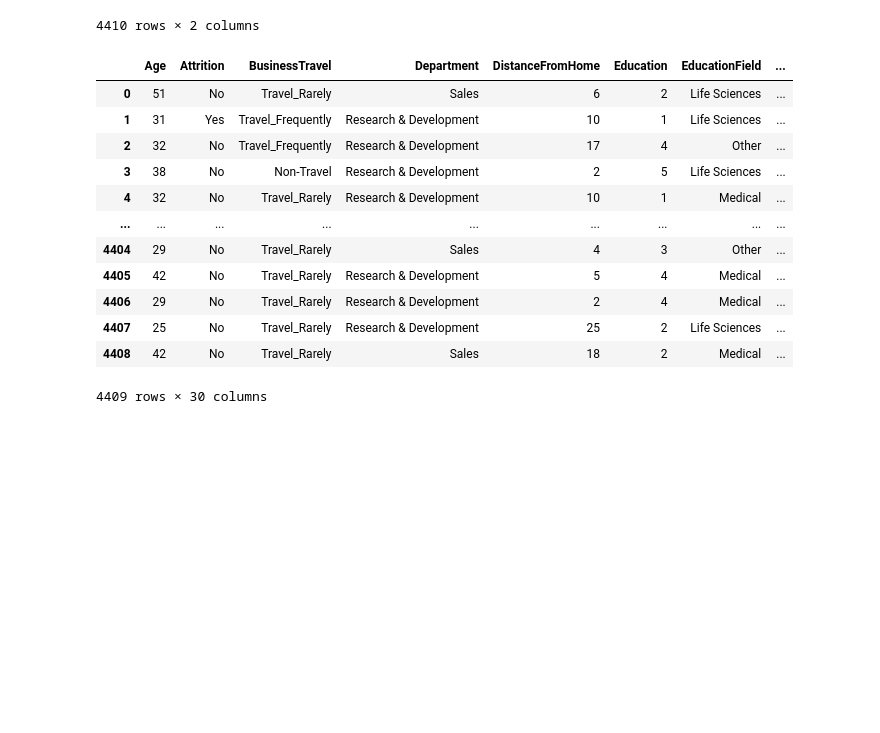
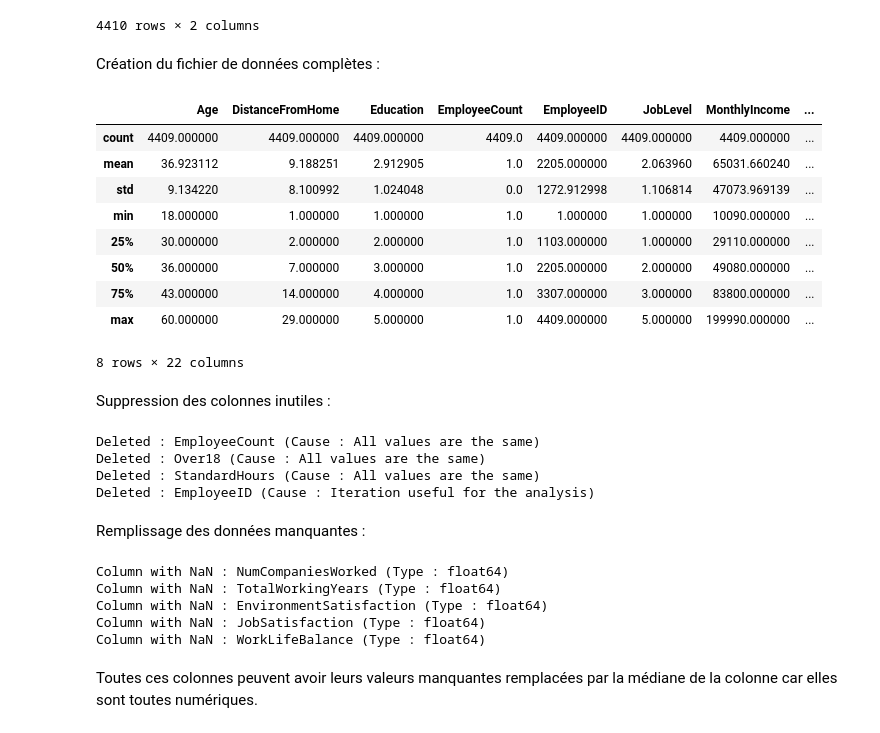
Before and after one commit to MagicalKyaru/ProjetIA_CESI, a Jupyter notebook: Etude RH.ipynb, the cells around one changed output. Drawn from its saved outputs; the diff is of its cells as text; code cells hidden in the pictures; blank space fills up the shorter version.

Commit message:
Nettoyage des données

```diff
--- a/Etude RH.ipynb
+++ b/Etude RH.ipynb
@@ -64,23 +64,54 @@ total_time_csv
 | 4408 | 4408 | 9.187612 |
 | 4409 | 4409 | 6.511790 |
 4410 rows × 2 columns
+# %% [markdown]
+Création du fichier de données complètes :
 # %%
 # Merge the multiple csv files
 complete_csv = pd.merge(general_data_csv, total_time_csv, on='EmployeeID', how='inner')
 complete_csv = pd.merge(complete_csv, manager_survey_data_csv, on='EmployeeID', how='inner')
 complete_csv = pd.merge(complete_csv, employee_survey_data_csv, on='EmployeeID', how='inner')
-complete_csv
+complete_csv.describe()
 # %% [output]
-|  | Age | Attrition | BusinessTravel | Department | DistanceFromHome | Education | EducationField | ... |
-| 0 | 51 | No | Travel_Rarely | Sales | 6 | 2 | Life Sciences | ... |
-| 1 | 31 | Yes | Travel_Frequently | Research & Development | 10 | 1 | Life Sciences | ... |
-| 2 | 32 | No | Travel_Frequently | Research & Development | 17 | 4 | Other | ... |
-| 3 | 38 | No | Non-Travel | Research & Development | 2 | 5 | Life Sciences | ... |
-| 4 | 32 | No | Travel_Rarely | Research & Development | 10 | 1 | Medical | ... |
-| ... | ... | ... | ... | ... | ... | ... | ... | ... |
-| 4404 | 29 | No | Travel_Rarely | Sales | 4 | 3 | Other | ... |
-| 4405 | 42 | No | Travel_Rarely | Research & Development | 5 | 4 | Medical | ... |
-| 4406 | 29 | No | Travel_Rarely | Research & Development | 2 | 4 | Medical | ... |
-| 4407 | 25 | No | Travel_Rarely | Research & Development | 25 | 2 | Life Sciences | ... |
-| 4408 | 42 | No | Travel_Rarely | Sales | 18 | 2 | Medical | ... |
+|  | Age | DistanceFromHome | Education | EmployeeCount | EmployeeID | JobLevel | MonthlyIncome | ... |
+| count | 4409.000000 | 4409.000000 | 4409.000000 | 4409.0 | 4409.000000 | 4409.000000 | 4409.000000 | ... |
+| mean | 36.923112 | 9.188251 | 2.912905 | 1.0 | 2205.000000 | 2.063960 | 65031.660240 | ... |
+| std | 9.134220 | 8.100992 | 1.024048 | 0.0 | 1272.912998 | 1.106814 | 47073.969139 | ... |
+| min | 18.000000 | 1.000000 | 1.000000 | 1.0 | 1.000000 | 1.000000 | 10090.000000 | ... |
+| 25% | 30.000000 | 2.000000 | 2.000000 | 1.0 | 1103.000000 | 1.000000 | 29110.000000 | ... |
+| 50% | 36.000000 | 7.000000 | 3.000000 | 1.0 | 2205.000000 | 2.000000 | 49080.000000 | ... |
+| 75% | 43.000000 | 14.000000 | 4.000000 | 1.0 | 3307.000000 | 3.000000 | 83800.000000 | ... |
+| max | 60.000000 | 29.000000 | 5.000000 | 1.0 | 4409.000000 | 5.000000 | 199990.000000 | ... |
-4409 rows × 30 columns
+8 rows × 22 columns
+# %% [markdown]
+Suppression des colonnes inutiles :
+# %%
+# Delete all print columns with always the same value
+for col in complete_csv.columns:
+    if len(complete_csv[col].unique()) == 1:
+        complete_csv.drop(columns=[col],axis=1,inplace=True)
+        print("Deleted : " + col + " (Cause : All values are the same)")
+
+# The employee ID is not useful for the analysis
+complete_csv.drop(columns=['EmployeeID'],axis=1,inplace=True)
+print("Deleted : EmployeeID (Cause : Iteration useful for the analysis)")
+# %% [output]
+Deleted : EmployeeCount (Cause : All values are the same)
+Deleted : Over18 (Cause : All values are the same)
+Deleted : StandardHours (Cause : All values are the same)
+Deleted : EmployeeID (Cause : Iteration useful for the analysis)
+# %% [markdown]
+Remplissage des données manquantes :
+# %%
+# Print the list of columns with NaN values and their type
+for col in complete_csv.columns:
+    if complete_csv[col].isna().values.any():
+        print("Column with NaN : " + col + " (Type : " + str(complete_csv[col].dtype) + ")")
+# %% [output]
+Column with NaN : NumCompaniesWorked (Type : float64)
+Column with NaN : TotalWorkingYears (Type : float64)
+Column with NaN : EnvironmentSatisfaction (Type : float64)
+Column with NaN : JobSatisfaction (Type : float64)
+Column with NaN : WorkLifeBalance (Type : float64)
+# %% [markdown]
+Toutes ces colonnes peuvent avoir leurs valeurs manquantes remplacées par la médiane de la colonne car elles sont toutes numériques.
```
Also changed, not shown: parts of 8 cells of this notebook.
